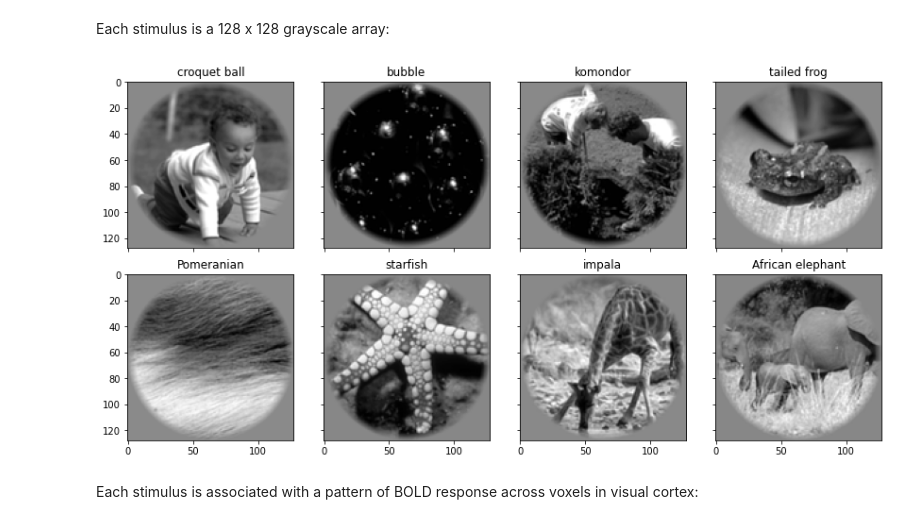
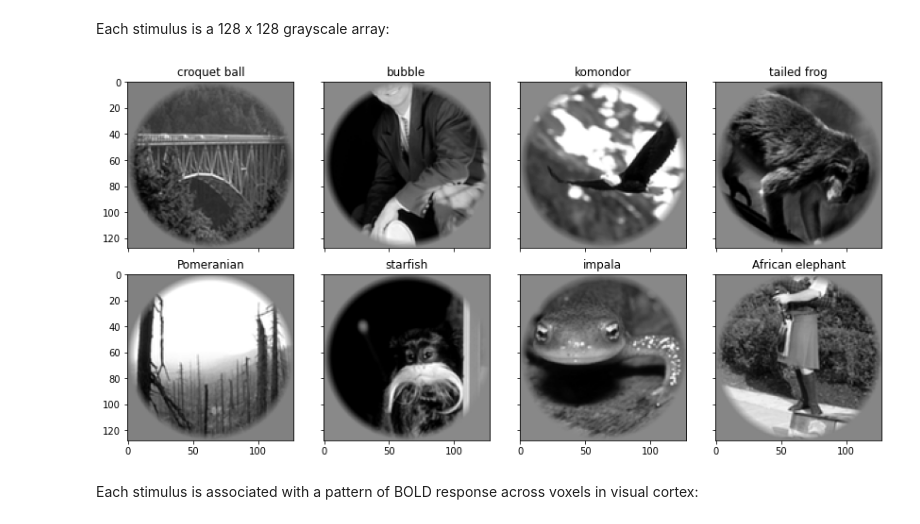
Before and after one commit to lingqiz/STAT-571-DataMining, a Jupyter notebook: Project/load_kay_images.ipynb, the cells around one changed output. Saved outputs shown, nothing was run; the diff lists cells and outputs as text; code cells hidden in the pictures.

```diff
--- a/Project/load_kay_images.ipynb
+++ b/Project/load_kay_images.ipynb
@@ -68,12 +77,12 @@ dict(zip(dat["roi_names"], np.bincount(dat["roi"])))
 Each stimulus is a 128 x 128 grayscale array:
 # %%
 f, axs = plt.subplots(2, 4, figsize=(12, 6), sharex=True, sharey=True)
-for ax, im, lbl in zip(axs.flat, dat["stimuli"], labels[-1,:]):
+for ax, im, lbl in zip(axs.flat, dat["stimuli_test"], labels[-1,:]):
   ax.imshow(im, cmap="gray")
   ax.set_title(lbl)
 f.tight_layout()
 # %% [output]
-[figure, old version]
+[figure, new version]
 # %% [markdown]
 Each stimulus is associated with a pattern of BOLD response across voxels in visual cortex:
 # %%
```
Also changed, not shown: parts of 2 cells of this notebook, 1 other file.
